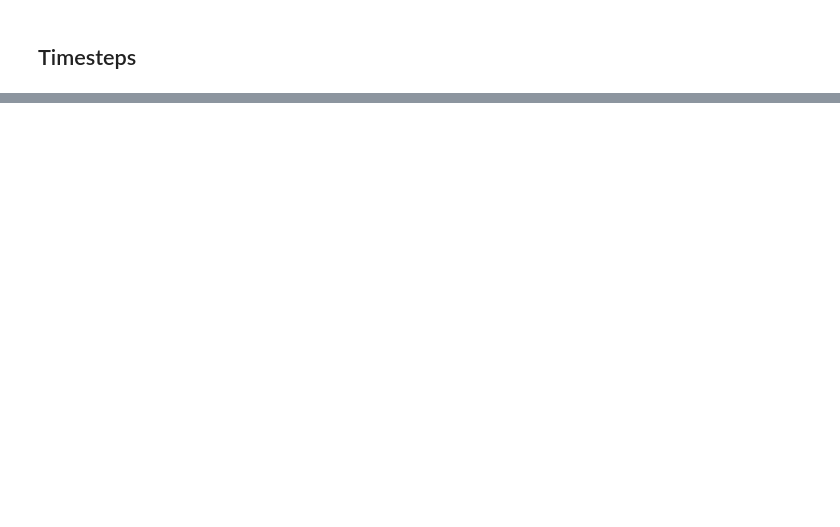
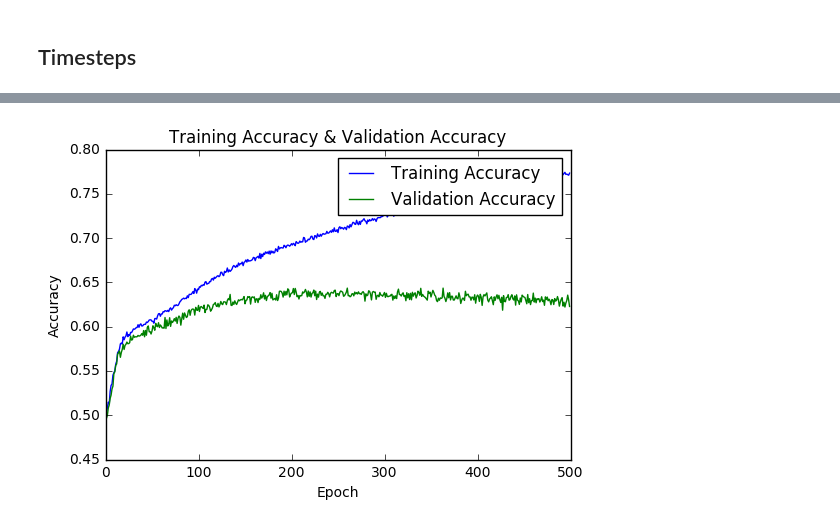
Before and after one commit to yychik/hsi-trad, a Jupyter notebook: Tracker Fund Classification.ipynb, the cells around one changed output, grey strips where cells are left out. Cells and saved outputs as stored; diff of their text form; code cells hidden in the pictures; blank space fills up the shorter version.

```diff
--- a/Tracker Fund Classification.ipynb
+++ b/Tracker Fund Classification.ipynb
@@ -561,0 +621,4 @@ print('Timesteps: ', best_timestep)
+# %%
+plot_accuracy(best_fit)
+# %% [output]
+[figure, added]
```
Also changed, not shown: parts of 11 cells of this notebook.
